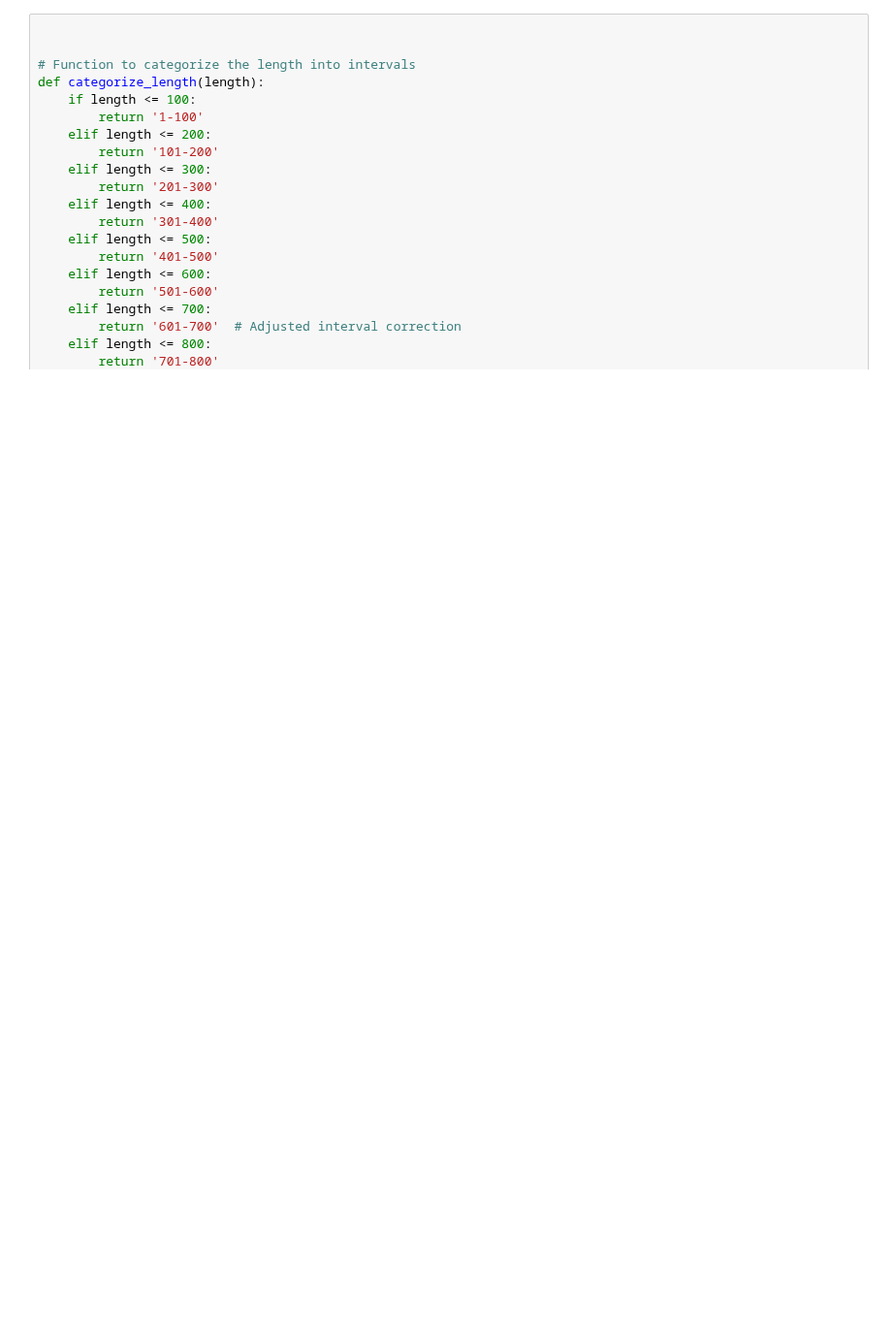
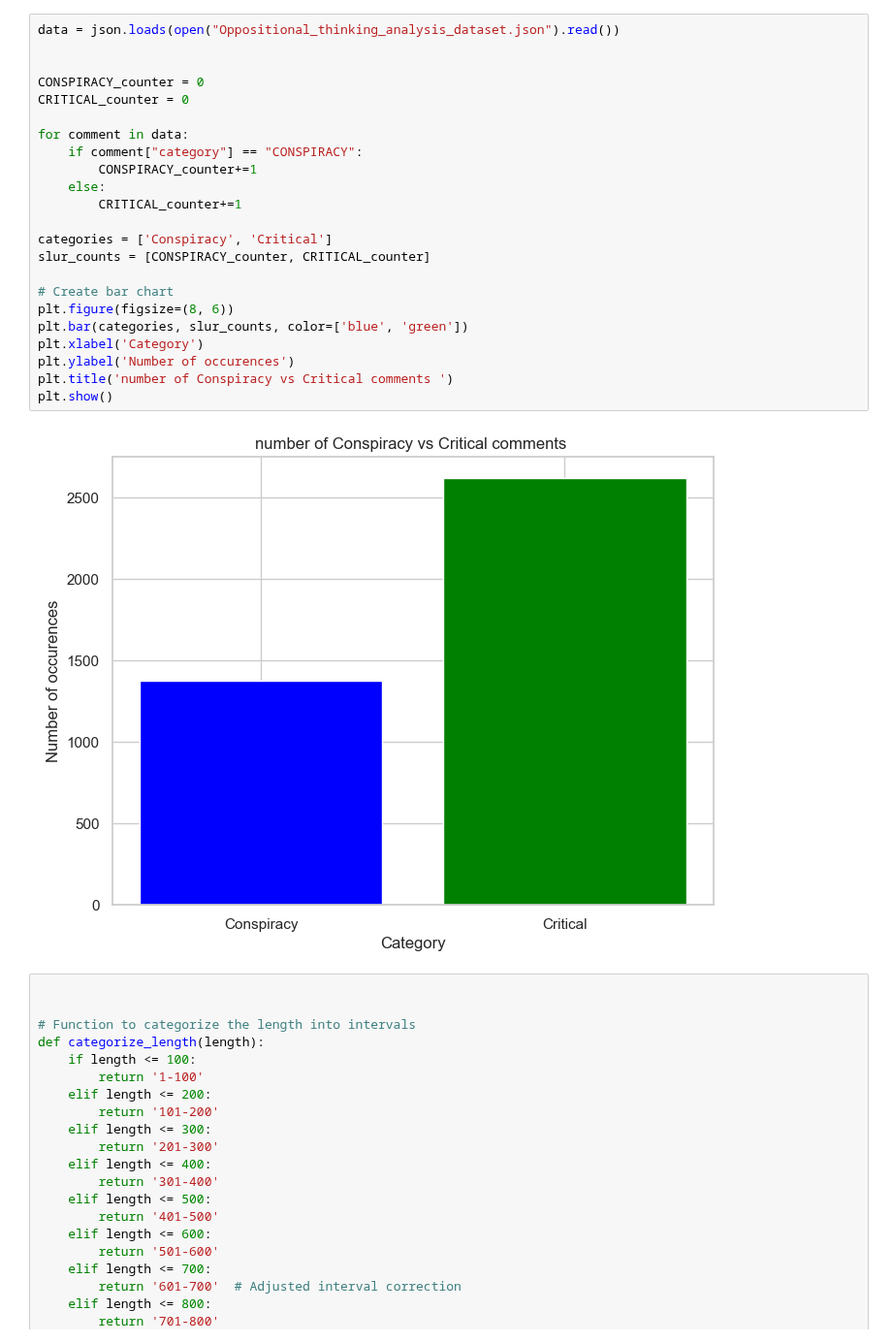
Before and after one commit to erikrubinov/nlp_project, a Jupyter notebook: src/analyze_data copy.ipynb, the cells around one changed output. Shown at 97% size. Saved outputs shown, nothing was run; the diff lists cells and outputs as text; blank space fills up the shorter version.

```diff
--- a/src/analyze_data copy.ipynb
+++ b/src/analyze_data copy.ipynb
@@ -31,4 +34,29 @@ nltk.download('wordnet')
 True
+# %%
+data = json.loads(open("Oppositional_thinking_analysis_dataset.json").read())
+
+
+CONSPIRACY_counter = 0
+CRITICAL_counter = 0
+
+for comment in data:
+    if comment["category"] == "CONSPIRACY":
+        CONSPIRACY_counter+=1
+    else:
+        CRITICAL_counter+=1
+
+categories = ['Conspiracy', 'Critical']
+slur_counts = [CONSPIRACY_counter, CRITICAL_counter]
+
+# Create bar chart
+plt.figure(figsize=(8, 6))
+plt.bar(categories, slur_counts, color=['blue', 'green'])
+plt.xlabel('Category')
+plt.ylabel('Number of occurences')
+plt.title('number of Conspiracy vs Critical comments ')
+plt.show()
+# %% [output]
+[figure, added]
 # %%
 
 
```
Also changed, not shown: parts of 5 cells of this notebook, 2 other files.
